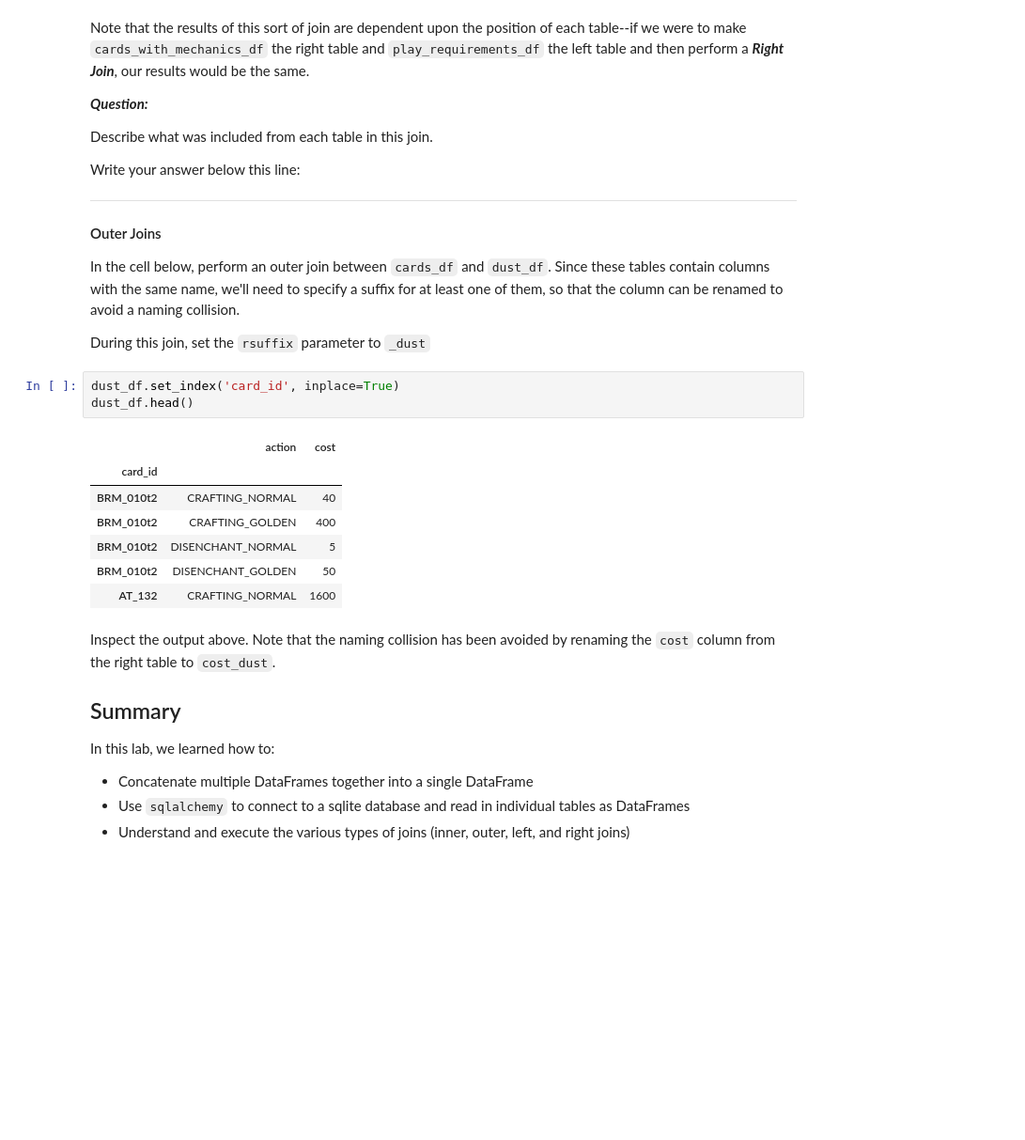
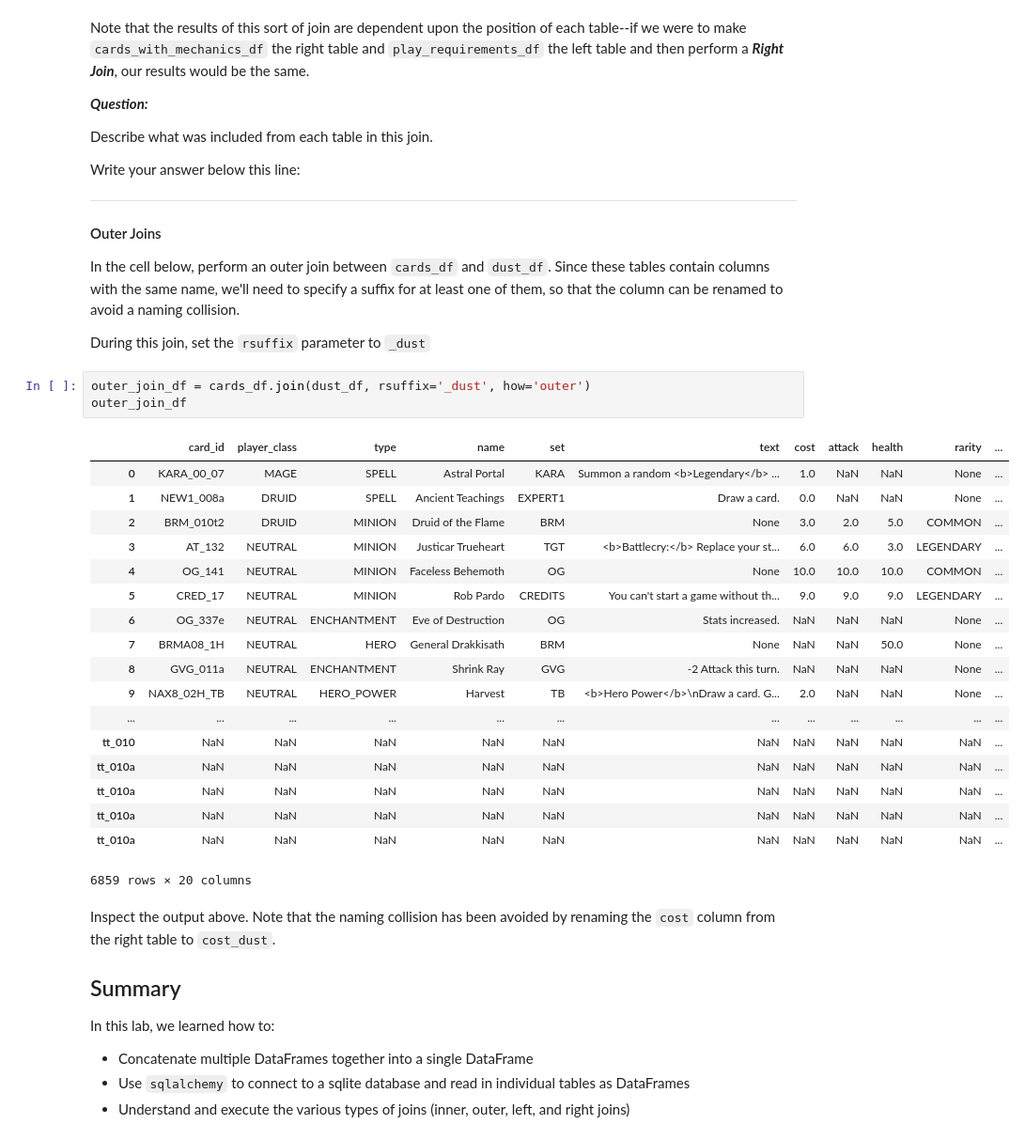
Before and after one commit to Patmbautista/dsc-0-04-09-combining-dataframes-lab-online-ds-pt-100118, a Jupyter notebook: index.ipynb, the cells around one changed output. Shown: that part at 94% size. Saved outputs shown, nothing was run; the diff lists cells and outputs as text; blank space fills up the shorter version.

```diff
--- a/index.ipynb
+++ b/index.ipynb
@@ -250,17 +250,28 @@ ________________________________________________________________________________
 In the cell below, perform an outer join between `cards_df` and `dust_df`. Since these tables contain columns with the same name, we'll need to specify a suffix for at least one of them, so that the column can be renamed to avoid a naming collision.
 
 During this join, set the `rsuffix` parameter to `_dust`
-# %%
-dust_df.set_index('card_id', inplace=True)
-dust_df.head()
-# %% [output]
-|  | action | cost |
-| card_id |  |  |
-| BRM_010t2 | CRAFTING_NORMAL | 40 |
-| BRM_010t2 | CRAFTING_GOLDEN | 400 |
-| BRM_010t2 | DISENCHANT_NORMAL | 5 |
-| BRM_010t2 | DISENCHANT_GOLDEN | 50 |
-| AT_132 | CRAFTING_NORMAL | 1600 |
+# %%
+outer_join_df = cards_df.join(dust_df, rsuffix='_dust', how='outer')
+outer_join_df
+# %% [output]
+|  | card_id | player_class | type | name | set | text | cost | attack | health | rarity | ... |
+| 0 | KARA_00_07 | MAGE | SPELL | Astral Portal | KARA | Summon a random <b>Legendary</b> ... | 1.0 | NaN | NaN | None | ... |
+| 1 | NEW1_008a | DRUID | SPELL | Ancient Teachings | EXPERT1 | Draw a card. | 0.0 | NaN | NaN | None | ... |
+| 2 | BRM_010t2 | DRUID | MINION | Druid of the Flame | BRM | None | 3.0 | 2.0 | 5.0 | COMMON | ... |
+| 3 | AT_132 | NEUTRAL | MINION | Justicar Trueheart | TGT | <b>Battlecry:</b> Replace your st... | 6.0 | 6.0 | 3.0 | LEGENDARY | ... |
+| 4 | OG_141 | NEUTRAL | MINION | Faceless Behemoth | OG | None | 10.0 | 10.0 | 10.0 | COMMON | ... |
+| 5 | CRED_17 | NEUTRAL | MINION | Rob Pardo | CREDITS | You can't start a game without th... | 9.0 | 9.0 | 9.0 | LEGENDARY | ... |
+| 6 | OG_337e | NEUTRAL | ENCHANTMENT | Eve of Destruction | OG | Stats increased. | NaN | NaN | NaN | None | ... |
+| 7 | BRMA08_1H | NEUTRAL | HERO | General Drakkisath | BRM | None | NaN | NaN | 50.0 | None | ... |
+| 8 | GVG_011a | NEUTRAL | ENCHANTMENT | Shrink Ray | GVG | -2 Attack this turn. | NaN | NaN | NaN | None | ... |
+| 9 | NAX8_02H_TB | NEUTRAL | HERO_POWER | Harvest | TB | <b>Hero Power</b>\nDraw a card. G... | 2.0 | NaN | NaN | None | ... |
+| ... | ... | ... | ... | ... | ... | ... | ... | ... | ... | ... | ... |
+| tt_010 | NaN | NaN | NaN | NaN | NaN | NaN | NaN | NaN | NaN | NaN | ... |
+| tt_010a | NaN | NaN | NaN | NaN | NaN | NaN | NaN | NaN | NaN | NaN | ... |
+| tt_010a | NaN | NaN | NaN | NaN | NaN | NaN | NaN | NaN | NaN | NaN | ... |
+| tt_010a | NaN | NaN | NaN | NaN | NaN | NaN | NaN | NaN | NaN | NaN | ... |
+| tt_010a | NaN | NaN | NaN | NaN | NaN | NaN | NaN | NaN | NaN | NaN | ... |
+6859 rows × 20 columns
 # %% [markdown]
 Inspect the output above.  Note that the naming collision has been avoided by renaming the `cost` column from the right table to `cost_dust`.
 
```
